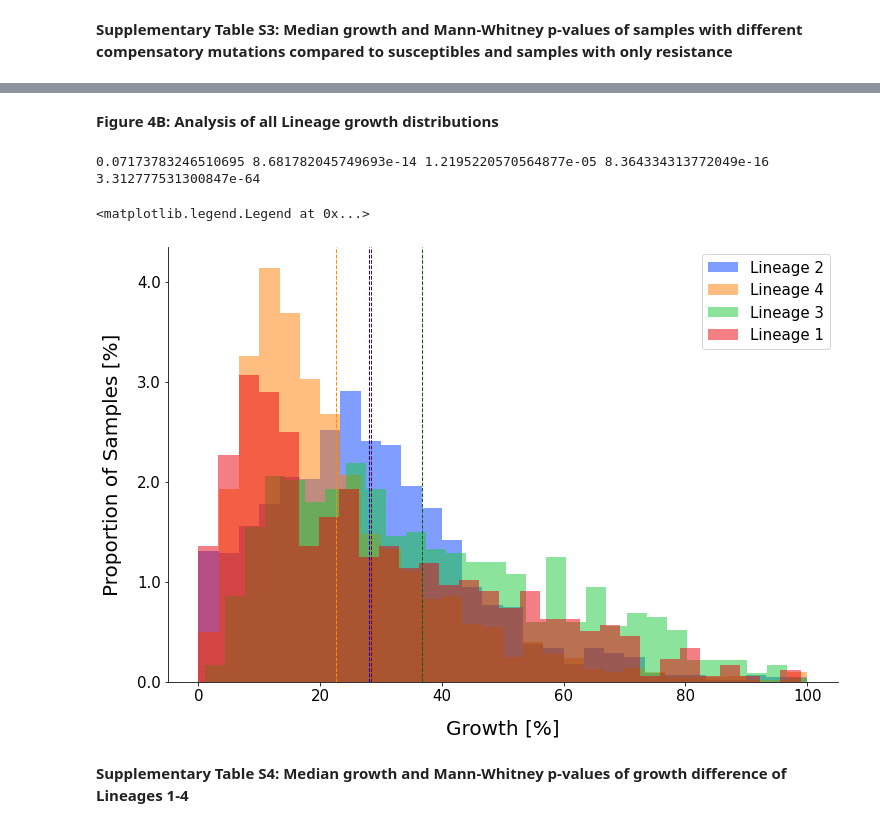
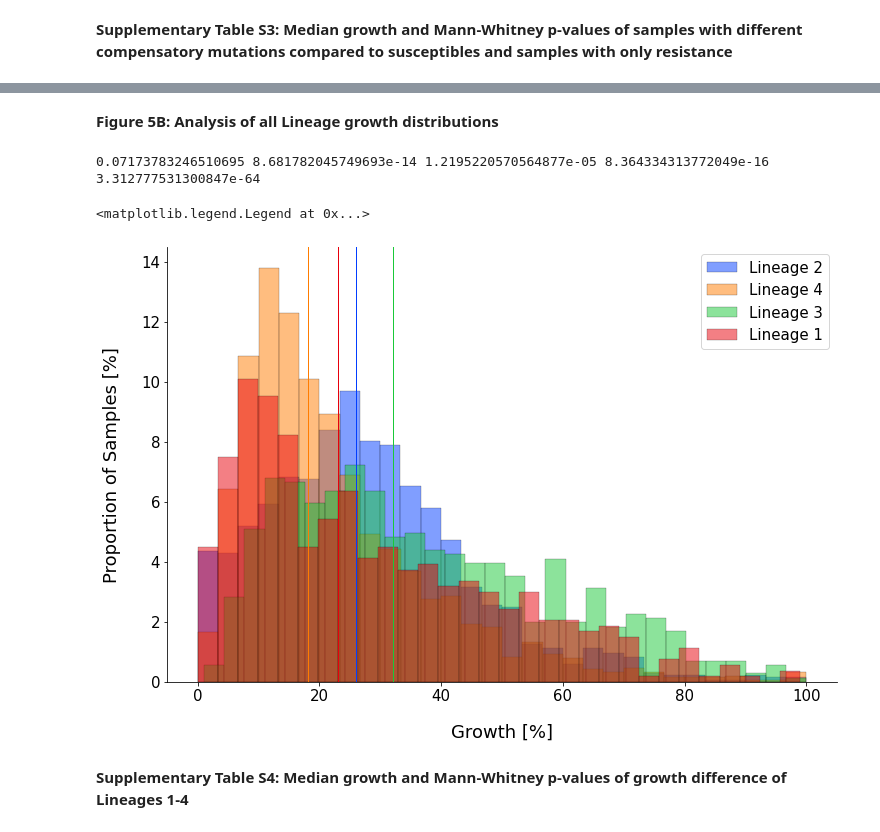
Before and after one commit to fowler-lab/tb-rnap-compensation, a Jupyter notebook: Recreate_figures_paper.ipynb, the cells around one changed output, grey strips where cells are left out. Cells and saved outputs as stored; diff of their text form; code cells hidden in the pictures.

```diff
--- a/Recreate_figures_paper.ipynb
+++ b/Recreate_figures_paper.ipynb
@@ -1164,5 +1161,5 @@ plt.legend(loc = 'upper right', fontsize = 15)
 # %% [markdown]
-**Figure 4B: Analysis of all Lineage growth distributions**
+**Figure 5B: Analysis of all Lineage growth distributions**
 # %%
 #set color palette
 colors = palette("bright")
@@ -1181,48 +1178,47 @@ stat1, p1 = mannwhitneyu(data1, data2)
 stat2, p2 = mannwhitneyu(data1, data3)
 stat3, p3 = mannwhitneyu(data1, data4)
 stat4, p4 = mannwhitneyu(data2, data3)
 stat6, p6 = mannwhitneyu(data3, data4)
 
 #save p-values and medians
 p_values_medians = []
 p_values_medians.append([1, numpy.mean(data1), '-', str(p1), str(p2), str(p3)])
 p_values_medians.append([2, numpy.mean(data2), str(p1), '-', str(p4), str(p5)])
 p_values_medians.append([3, numpy.mean(data3), str(p2), str(p4), '-', str(p6)])
 p_values_medians.append([4, numpy.mean(data4), str(p3), str(p5), str(p6), '-'])
 
 print(p1, p2, p3, p4, p6)
 
 #plot lineage growth distributions
 fig, ax = plt.subplots()
 ax.spines["top"].set_visible(False)
 ax.spines["right"].set_visible(False)
+
 fig.set_size_inches(12, 8)
 
-plt.hist(data2, bins = 30, alpha = 0.5, label = "Lineage 2", density = True, color = colors[0])
-plt.axvline(numpy.mean(data2), color = 'b', linestyle = 'dashed', linewidth = 1)
+sns.histplot(data = data2, label="Lineage 2", color = colors[0], **hist_args)
+plt.axvline(data2.median(), color = colors[0], linewidth = 1)
 
-plt.hist(data4, bins = 30, alpha = 0.5, label = "Lineage 4", density = True, color = colors[1])
-plt.axvline(numpy.mean(data4), color = 'darkorange', linestyle = 'dashed', linewidth = 1)
+sns.histplot(data = data4, label="Lineage 4", color = colors[1], **hist_args)
+plt.axvline(data4.median(), color = colors[1], linewidth = 1)
 
-plt.hist(data3, bins = 30, alpha = 0.5, label = "Lineage 3", density = True, color = colors[2])
-plt.axvline(numpy.mean(data3), color = 'darkgreen', linestyle = 'dashed', linewidth = 1)
+sns.histplot(data = data3, label="Lineage 3", color = colors[2], **hist_args)
+plt.axvline(data3.median(), color = colors[2], linewidth = 1)
 
-plt.hist(data1, bins = 30, alpha = 0.5, label = "Lineage 1", density = True, color = colors[3])
-plt.axvline(numpy.mean(data1), color = 'darkred', linestyle = 'dashed', linewidth = 1)
+sns.histplot(data = data1, label="Lineage 1", color = colors[3], **hist_args)
+plt.axvline(data1.median(), color = colors[3], linewidth = 1)
 
-plt.xlabel("Growth [%]", size = 20, labelpad = 15)
-plt.ylabel("Proportion of Samples [%]", size = 20, labelpad = 15)
+plt.xlabel("Growth [%]", size = 18, labelpad = 20)
+plt.ylabel("Proportion of Samples [%]", size = 18, labelpad = 20)
+
 plt.xticks(fontsize = 15)
-
-y = [0.00, 0.01, 0.02, 0.03, 0.04]
-values = [0.0, 1.0, 2.0, 3.0, 4.0]
-plt.yticks(y, values, fontsize = 15)
+plt.yticks(fontsize = 15)
 
 plt.legend(loc = 'upper right', fontsize = 15)
 # %% [output]
 0.07173783246510695 8.681782045749693e-14 1.2195220570564877e-05 8.364334313772049e-16 3.312777531300847e-64
 <matplotlib.legend.Legend at 0x...>
-[figure, old version]
+[figure, new version]
 # %% [markdown]
 **Supplementary Table S4: Median growth and Mann-Whitney p-values of growth difference of Lineages 1-4**
 # %%
```
Also changed, not shown: parts of 26 cells of this notebook.
